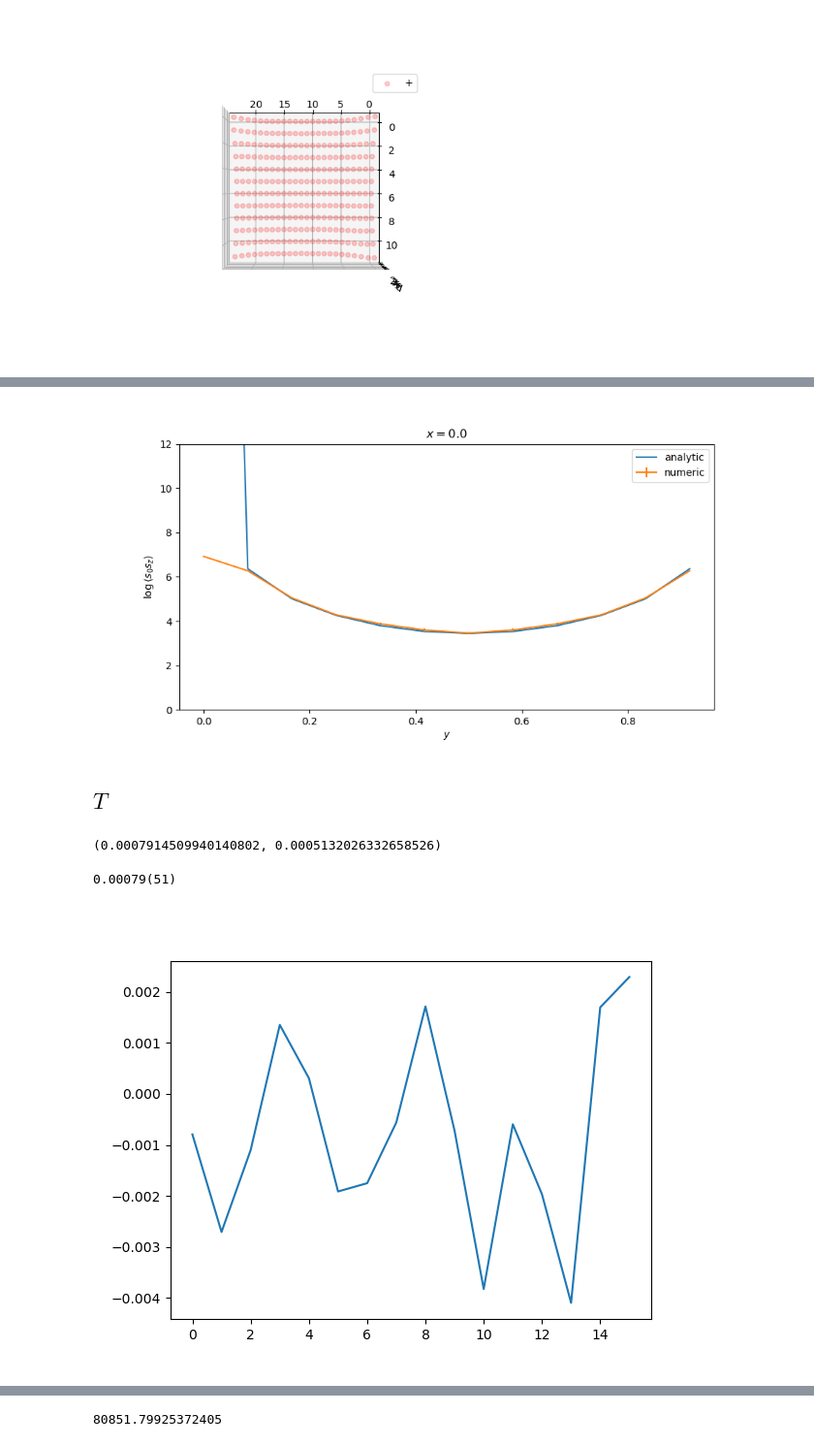
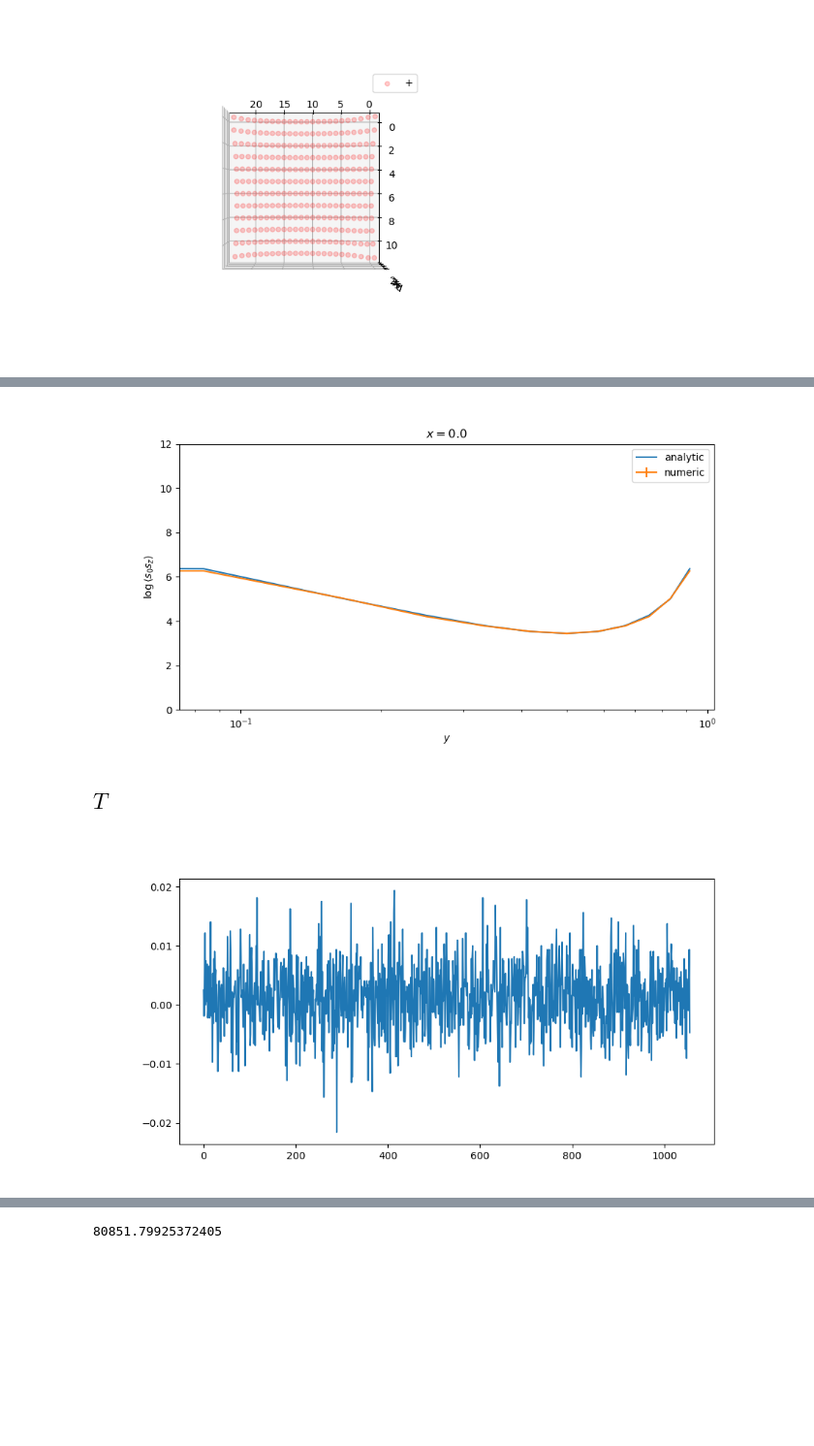
Before and after one commit to nobuyukimatsumoto68/git_hex_modular, a Jupyter notebook: analysis.ipynb, the cells around one changed output, grey strips where cells are left out. Shown at 97% size. Drawn from its saved outputs; the diff is of its cells as text; code cells hidden in the pictures; blank space fills up the shorter version.

```diff
--- a/analysis.ipynb
+++ b/analysis.ipynb
@@ -1164,6 +1166,8 @@ plt.legend()
 # plt.ylim( -1.0, 0.0 )
 plt.ylim( 0.0, 12.0 )
 
+plt.xscale("log")
+
 plt.title("$x="+str(t/Lx)+"$")
 plt.xlabel("$y$")
 plt.ylabel("$\\log\\langle s_0 s_z\\rangle $")
@@ -1171,8 +1175,12 @@ plt.ylabel("$\\log\\langle s_0 s_z\\rangle $")
 plt.show()
 # plt.savefig('./xslice.pdf',bbox_inches='tight')
 # %% [output]
-[figure, old version]
+[figure, new version]
 # %% [markdown]
 ## $T$
+# %%
+Nbintot = 1056
+nskip = 100
+Nbin = Nbintot-nskip
 # %%
 Txx = np.array([np.loadtxt(directory1+"Txx_"+str(i)+".dat") for i in range(1, Nbintot+1)])
@@ -1187,17 +1193,9 @@ jk = Jackknife( Nbin, binsize, TyyN[nskip:] )
-# %%
-jk.mean(), jk.err()
-# %% [output]
-(0.0007914509940140802, 0.0005132026332658526)
-# %%
-print( format_print( jk.mean(), jk.err() ) )
-# %% [output]
-0.00079(51)
 # %%
 plt.clf()
-plt.plot(Txx)
+plt.plot(Txy)
 plt.show()
 # %% [output]
-[figure, old version]
+[figure, new version]
 # %%
 # Tnxx = -(2.0*np.pi) * 1.0/3.0 * (TB+TC-2.0*TA)/alat/r**2
 # Tnxy = 1.0/np.sqrt(3.0) * (2.0*np.pi) * (TC-TB)/alat/r**2
```
Also changed, not shown: parts of 34 cells of this notebook, 3 other files.
